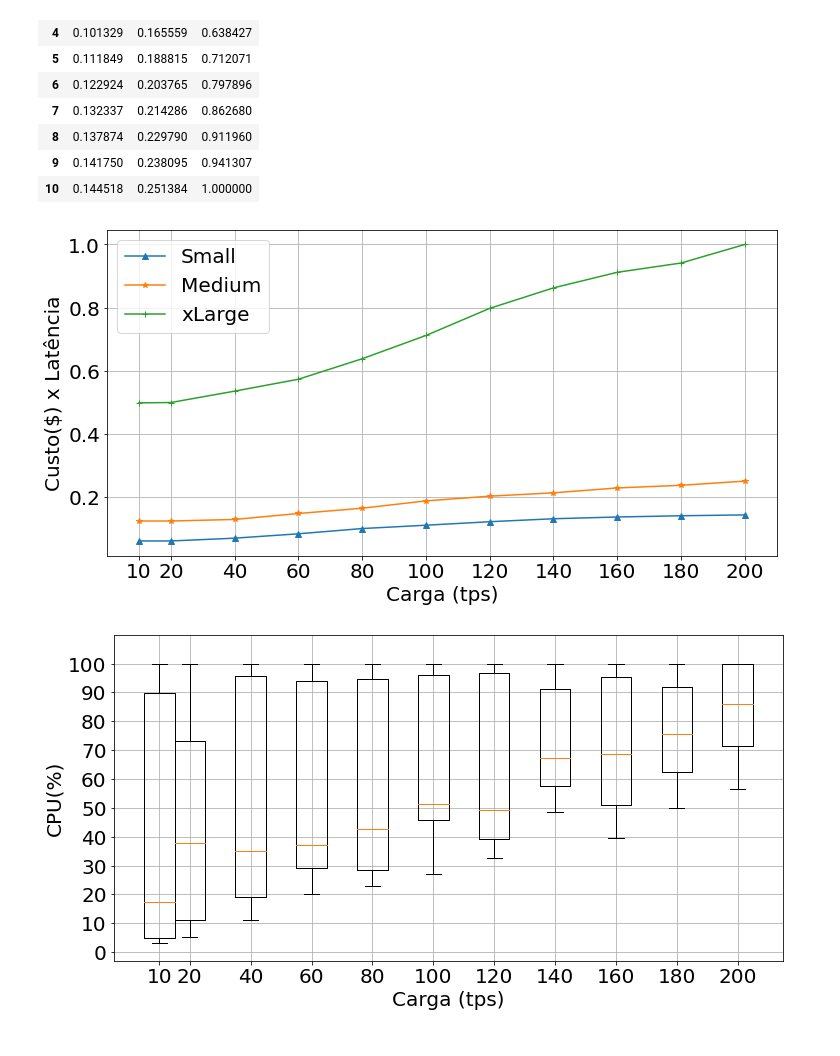
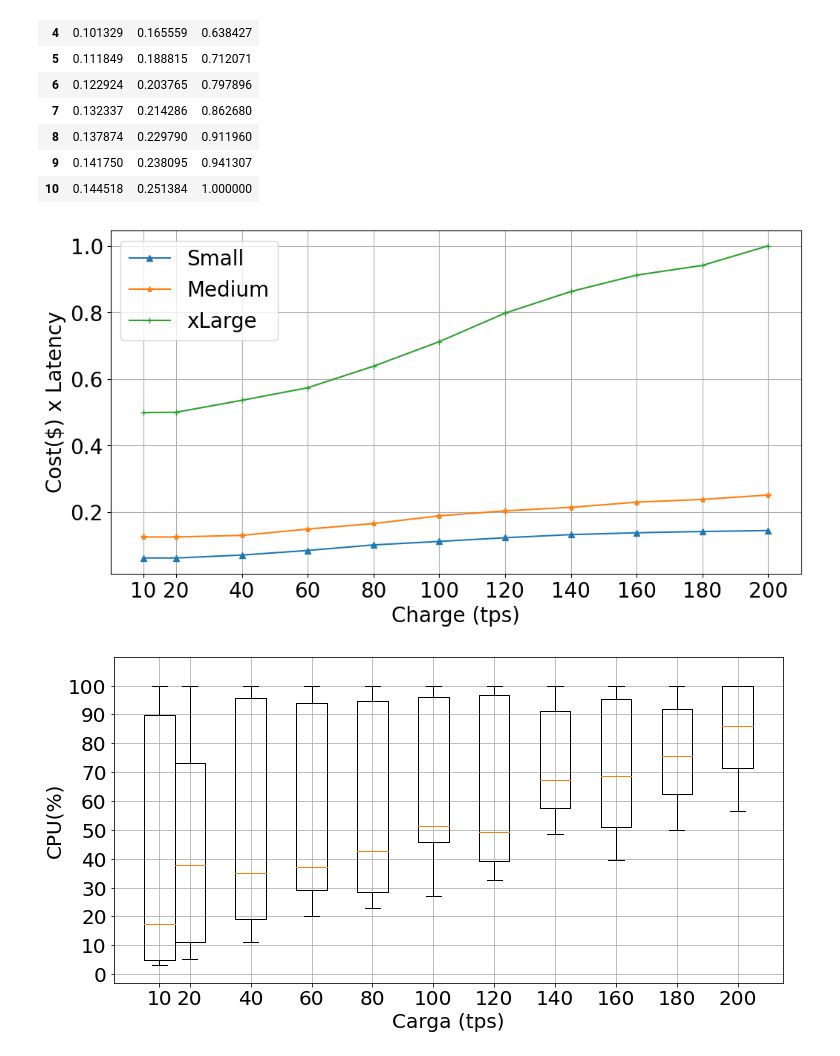
Before and after one commit to LABPAAD/blockchain_performance, a Jupyter notebook: Ethereum/graficos/sinais.ipynb, the cells around one changed output. Drawn from its saved outputs; the diff is of its cells as text; code cells hidden in the pictures.

```diff
--- a/Ethereum/graficos/sinais.ipynb
+++ b/Ethereum/graficos/sinais.ipynb
@@ -161,22 +161,22 @@ display(df_max_scaled)
 # %%
 p=[10, 20, 40, 60, 80, 100, 120, 140, 160, 180, 200]
 plt.rcParams.update({'font.size':20})
 fig,ax = plt.subplots(figsize =(12,6))
 #ax.set_title('Latência para Ethereum Provider por vCPU')
-ax.set_xlabel('Carga (tps)')
-ax.set_ylabel('Custo($) x Latência')
+ax.set_xlabel('Charge (tps)')
+ax.set_ylabel('Cost($) x Latency')
 ax.plot(p,df_max_scaled['Small'],marker="^", label="Small")
 ax.plot(p,df_max_scaled['Medium'],marker="*", label="Medium")
 ax.plot(p,df_max_scaled['xLarge'],marker="+", label="xLarge")
 ax.set_xlim(0, 210)
 plt.xticks(p)
 plt.grid()
 plt.legend()
 plt.legend()
-plt.savefig('grafico_custos_eth_3.pdf')
+plt.savefig('graph_costs_eth.pdf')
 plt.show()
 # %% [output]
-[figure, old version]
+[figure, new version]
 # %%
 monitorS = pd.read_csv('TxMonitorValSmall.csv')
 monitorM = pd.read_csv('TxMonitorValMedium.csv')
```
Also changed, not shown: parts of 4 cells of this notebook, 17 other files.
